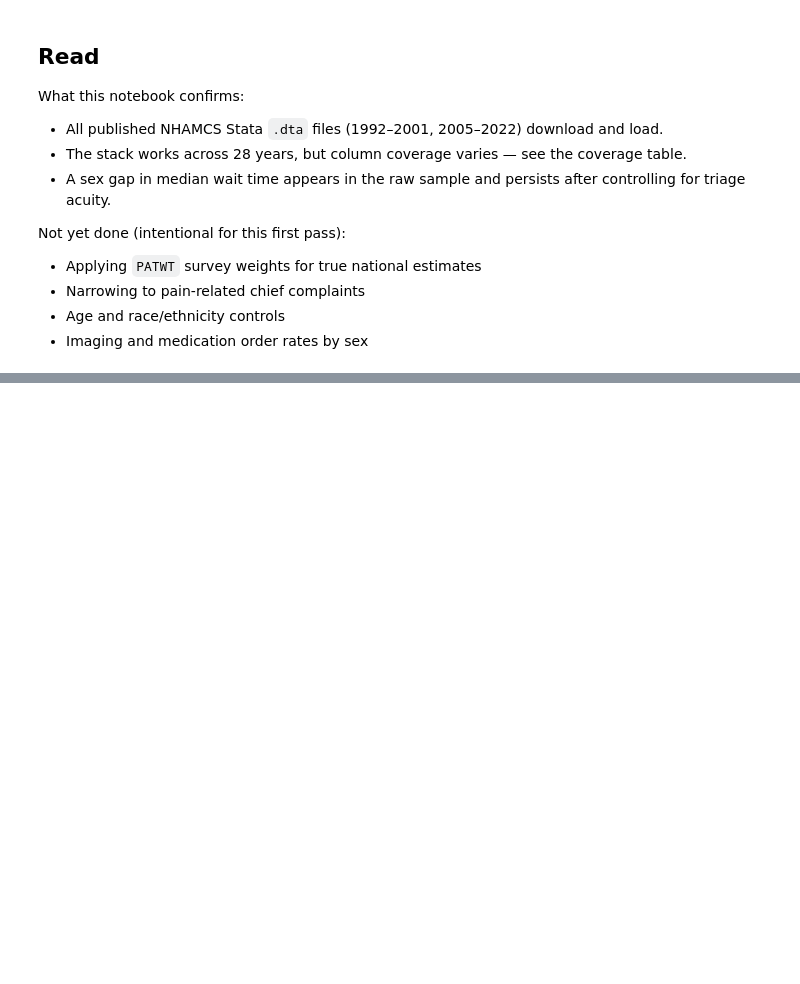
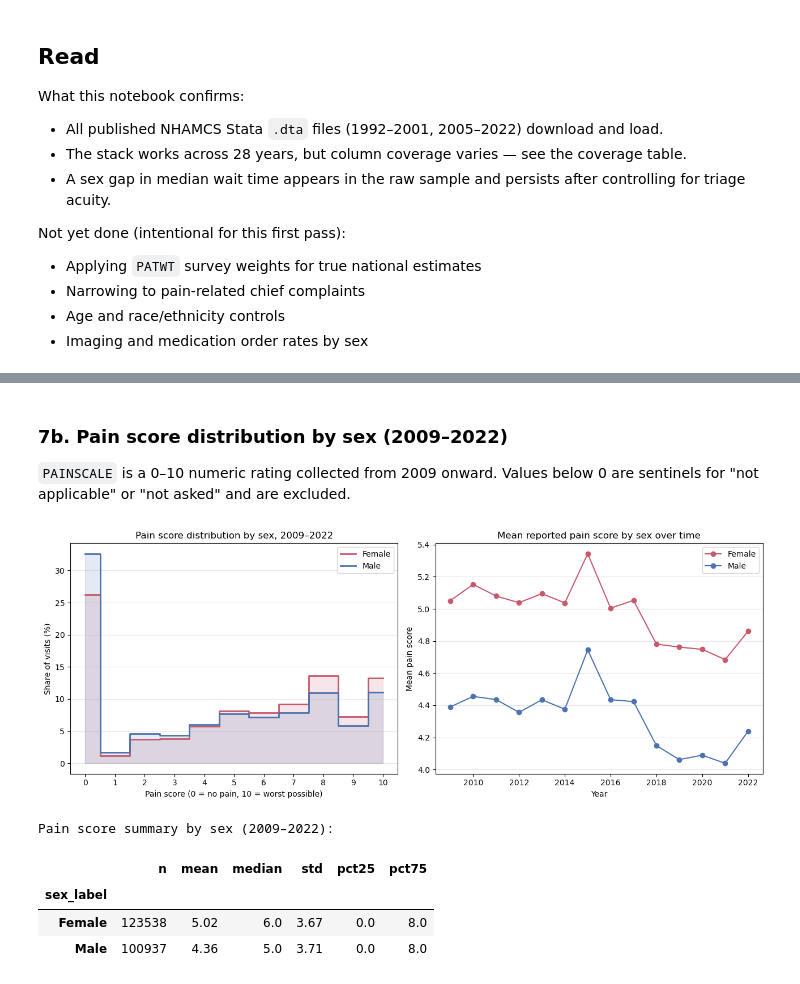
Before and after one commit to Aryan-Mi/dtu-social-data-assignments, a Jupyter notebook: assignment-final/notebooks/01_explore.ipynb, the cells around one changed output, grey strips where cells are left out. Drawn from its saved outputs; the diff is of its cells as text; code cells hidden in the pictures; blank space fills up the shorter version.

```diff
--- a/assignment-final/notebooks/01_explore.ipynb
+++ b/assignment-final/notebooks/01_explore.ipynb
@@ -348,0 +457,65 @@ Not yet done (intentional for this first pass):
+# %% [markdown]
+### 7b. Pain score distribution by sex (2009–2022)
+
+`PAINSCALE` is a 0–10 numeric rating collected from 2009 onward. Values below 0 are sentinels for "not applicable" or "not asked" and are excluded.
+# %%
+pain = (
+    data[data["YEAR"] >= 2009]
+    .dropna(subset=["PAINSCALE", "sex_label"])
+    .copy()
+)
+# Sentinels were already set to NaN in the clean cell, but guard here anyway
+pain = pain[pain["PAINSCALE"] >= 0]
+
+fig, axes = plt.subplots(1, 2, figsize=(13, 5))
+
+# --- left: score distribution ---
+ax = axes[0]
+bins = np.arange(-0.5, 11.5, 1)
+for label, color in [("Female", "#c8586c"), ("Male", "#4c72b0")]:
+    subset = pain[pain["sex_label"] == label]["PAINSCALE"]
+    counts, _ = np.histogram(subset, bins=bins)
+    pct = counts / counts.sum() * 100
+    ax.step(bins[:-1] + 0.5, pct, where="mid", color=color, linewidth=2, label=label)
+    ax.fill_between(bins[:-1] + 0.5, pct, alpha=0.15, color=color, step="mid")
+ax.set_xlabel("Pain score (0 = no pain, 10 = worst possible)")
+ax.set_ylabel("Share of visits (%)")
+ax.set_title("Pain score distribution by sex, 2009–2022")
+ax.set_xticks(range(11))
+ax.legend()
+ax.grid(axis="y", alpha=0.3)
+
+# --- right: mean pain score per year by sex ---
+ax = axes[1]
+mean_pain = (
+    pain.groupby(["YEAR", "sex_label"])["PAINSCALE"]
+    .mean()
+    .unstack("sex_label")
+)
+ax.plot(mean_pain.index, mean_pain["Female"], color="#c8586c", marker="o", label="Female")
+ax.plot(mean_pain.index, mean_pain["Male"],   color="#4c72b0", marker="o", label="Male")
+ax.set_xlabel("Year")
+ax.set_ylabel("Mean pain score")
+ax.set_title("Mean reported pain score by sex over time")
+ax.legend()
+ax.grid(axis="y", alpha=0.3)
+
+plt.tight_layout()
+plt.show()
+
+# Summary statistics
+summary = (
+    pain.groupby("sex_label")["PAINSCALE"]
+    .agg(n="count", mean="mean", median="median", std="std",
+         pct25=lambda x: x.quantile(0.25), pct75=lambda x: x.quantile(0.75))
+    .round(2)
+)
+print("Pain score summary by sex (2009–2022):")
+summary
+# %% [output]
+[figure, added]
+Pain score summary by sex (2009–2022):
+|  | n | mean | median | std | pct25 | pct75 |
+| sex_label |  |  |  |  |  |  |
+| Female | 123538 | 5.02 | 6.0 | 3.67 | 0.0 | 8.0 |
+| Male | 100937 | 4.36 | 5.0 | 3.71 | 0.0 | 8.0 |
```
Also changed, not shown: parts of 9 cells of this notebook, 1 other file.
